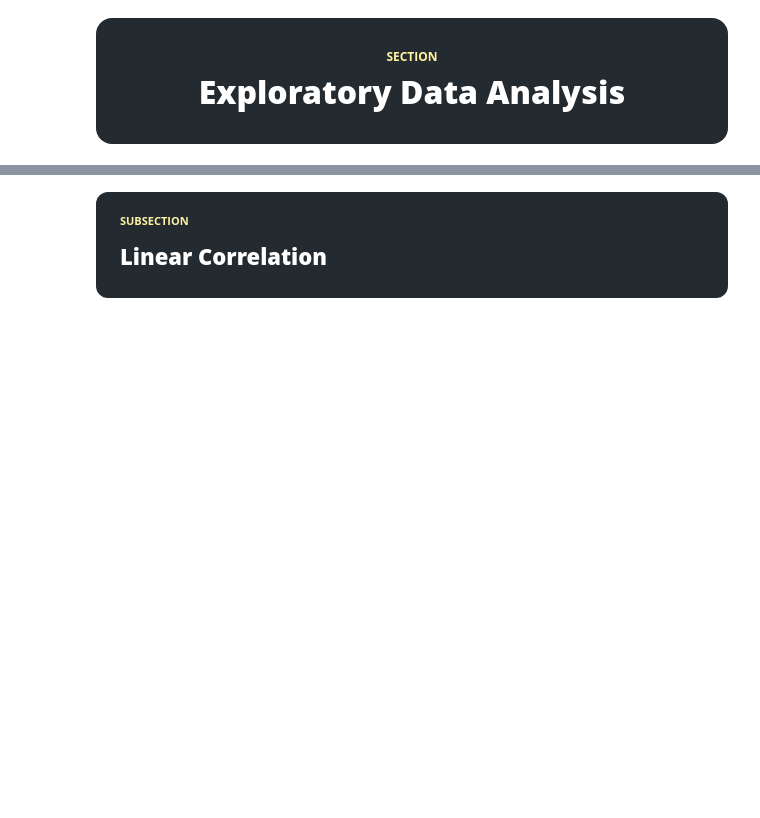
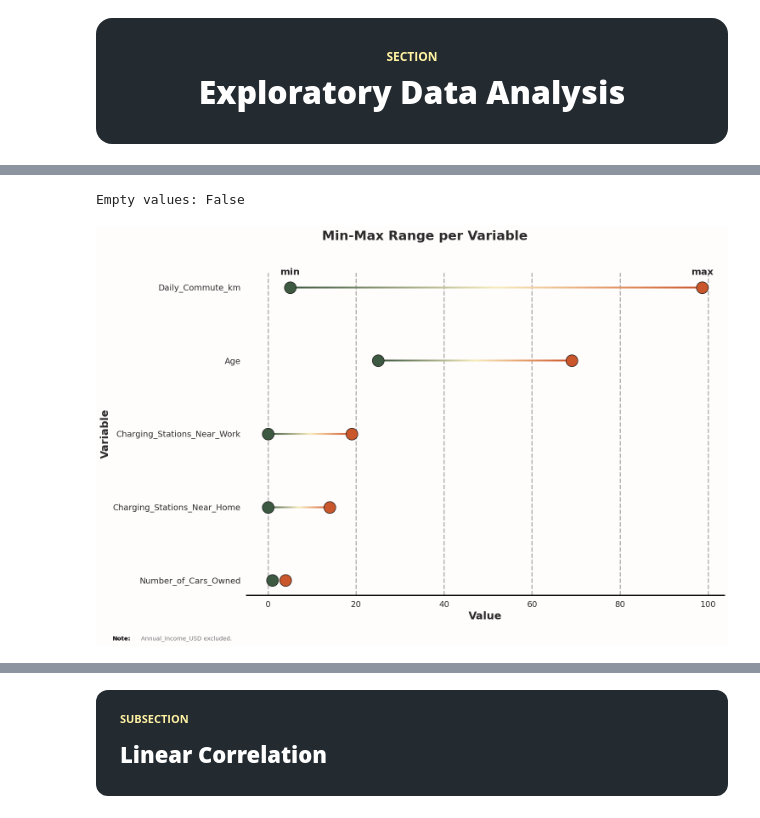
Before and after one commit to hermengardo/Kaggle-Playgrounds, a Jupyter notebook: ps6e9-EV.ipynb, the cells around one changed output, grey strips where cells are left out. Drawn from its saved outputs; the diff is of its cells as text; code cells hidden in the pictures; blank space fills up the shorter version.

```diff
--- a/ps6e9-EV.ipynb
+++ b/ps6e9-EV.ipynb
@@ -168,7 +169,7 @@ CFG = Settings(
     target="Will_Buy_EV",
     identifier="id",
     shuffle=True,
-    splits=15,
+    splits=3,
     seed=152,
     path="/kaggle/input/competitions/playground-series-s6e9"
 )
@@ -228,0 +242,76 @@ train.head()
+# %%
+print(f"Empty values: {train.isna().any().any()}")
+# %% [output]
+Empty values: False
+# %%
+table = (
+    train
+    .drop("Environmental_Concern_Level", axis=1)
+    .select_dtypes(include="number")
+    .agg(["min", "max"])
+    .T.reset_index()
+    .rename(columns={"index": "variable", "min": "min_value", "max": "max_value"})
+)
+
+table = table[table["variable"] != "Annual_Income_USD"].reset_index(drop=True)
+table["amplitude"] = table["max_value"] - table["min_value"]
+table = table.sort_values("amplitude", ascending=True).reset_index(drop=True)
+
+fig, ax = plt.subplots(figsize=(15, 10))
+fig.patch.set_facecolor("#FFFCFC")
+ax.set_facecolor("#FFFCFC")
+
+y_labels = table["variable"].tolist()
+y_pos = np.arange(len(table))
+
+N = 100
+t_seg = np.linspace(0, 1, N-1)
+seg_colors = [cmap(t) for t in t_seg]
+
+for pos in range(len(table)):
+    minv = table["min_value"].iloc[pos]
+    maxv = table["max_value"].iloc[pos]
+
+    x = np.linspace(minv, maxv, N)
+    yy = np.full_like(x, y_pos[pos], dtype=float)
+    pts = np.column_stack([x, yy])
+    segs = np.stack([pts[:-1], pts[1:]], axis=1)
+    ax.add_collection(LineCollection(segs, colors=seg_colors, linewidth=3, zorder=3))
+
+    ax.scatter(minv, y_pos[pos], s=400, c=[cmap(0.0)], edgecolors="k", zorder=4)
+    ax.scatter(maxv, y_pos[pos], s=400, c=[cmap(1.0)], edgecolors="k", zorder=4)
+
+ax.set_yticks(y_pos)
+ax.set_yticklabels(y_labels)
+
+y_top = y_pos[-1]
+min_top = table["min_value"].iloc[-1]
+max_top = table["max_value"].iloc[-1]
+amp_top = table["amplitude"].iloc[-1]
+
+ax.text(min_top, y_top + 0.15, "min", ha="center", va="bottom", fontsize=16, weight="bold")
+ax.text(max_top, y_top + 0.15, "max", ha="center", va="bottom", fontsize=16, weight="bold")
+
+ax.spines["left"].set_visible(False)
+ax.spines["bottom"].set_visible(True)
+ax.spines["bottom"].set_color("#000")
+ax.spines["bottom"].set_linewidth(2)
+ax.spines["right"].set_visible(False)
+ax.spines["top"].set_visible(False)
+
+ax.yaxis.grid(False)
+ax.xaxis.grid(True, color="#000", linestyle="--", linewidth=2, alpha=0.3, zorder=0)
+ax.set_axisbelow(True)
+
+fig.suptitle("Min-Max Range per Variable", fontsize=22, weight="bold", y=0.98)
+ax.set_ylabel("Variable", fontsize=18, weight="bold")
+ax.set_xlabel("Value", fontsize=18, weight="bold")
+ax.tick_params(axis="both", labelsize=14)
+
+fig.text(0.01, 0.01, "Note:", ha="left", va="bottom", fontsize=10, weight="bold", color="black")
+fig.text(0.055, 0.01, "Annual_Income_USD excluded.", ha="left", va="bottom", fontsize=10, color="#777777")
+
+fig.subplots_adjust(left=0.22, right=0.97, top=0.88, bottom=0.12)
+plt.show()
+# %% [output]
+[figure, added]
```
Also changed, not shown: parts of 17 cells of this notebook.
